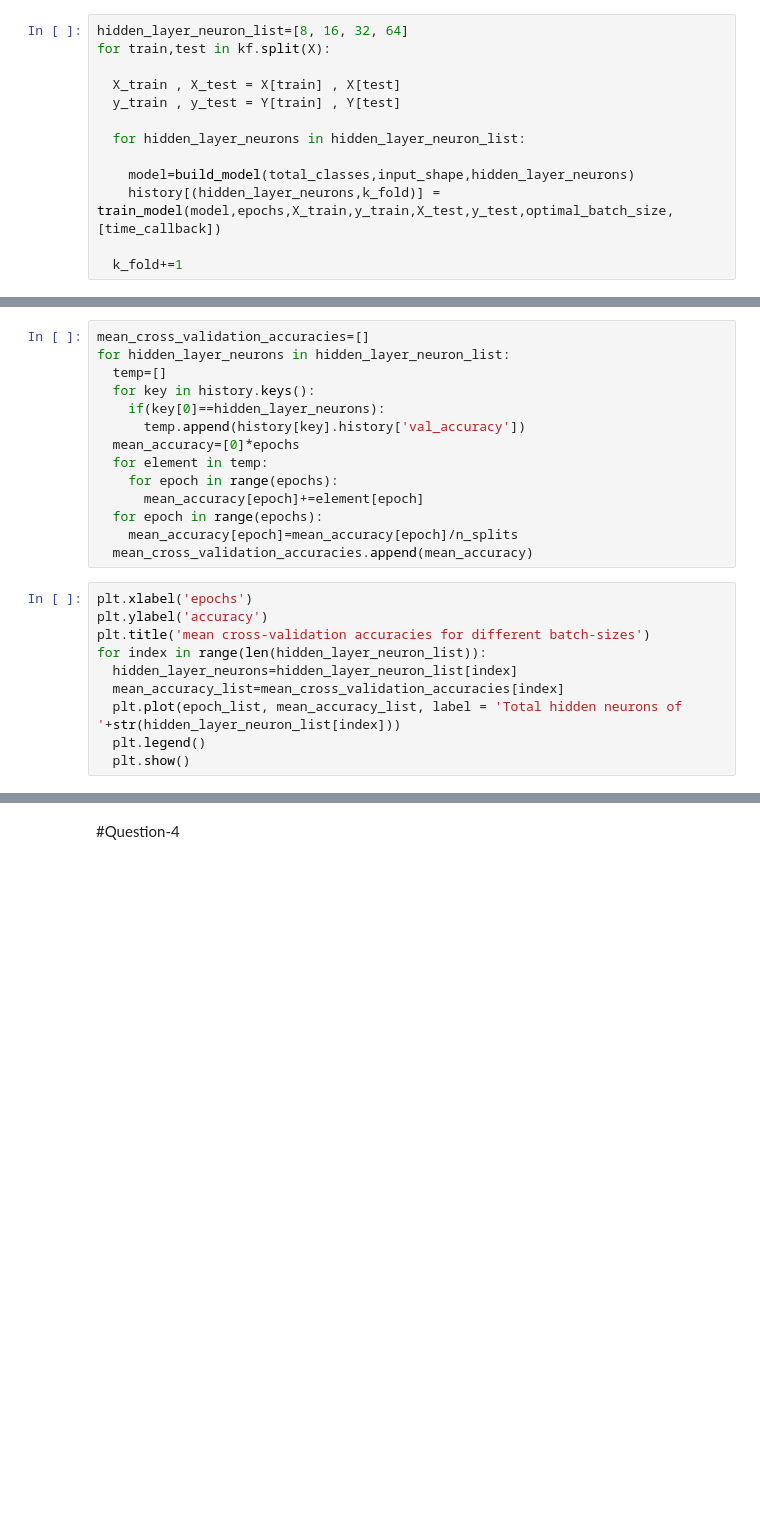
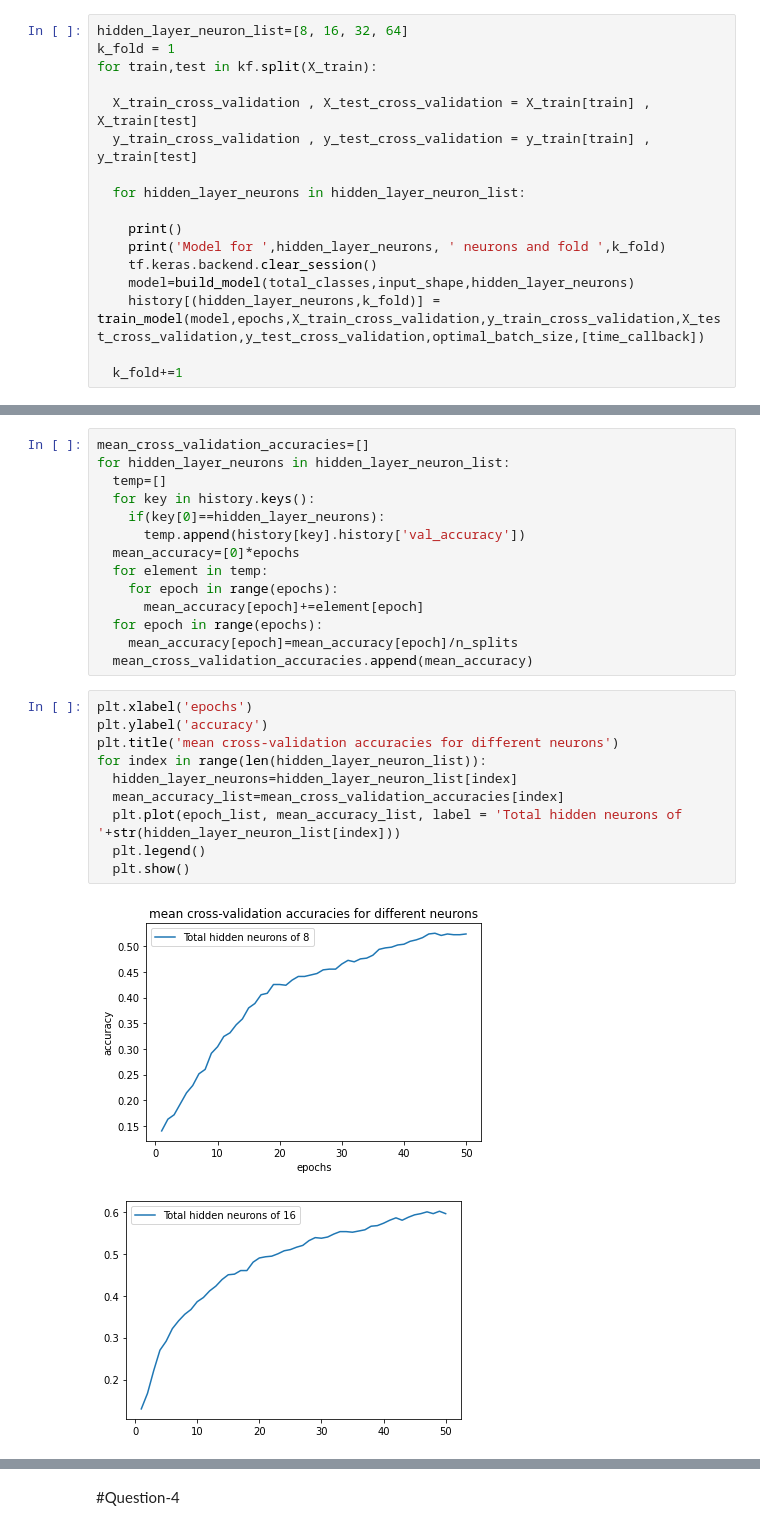
Before and after one commit to kirath2205/Neural-Network-Assignment-1, a Jupyter notebook: start_1a.ipynb, the cells around one changed output, grey strips where cells are left out. Saved outputs shown, nothing was run; the diff lists cells and outputs as text; blank space fills up the shorter version.

```diff
--- a/start_1a.ipynb
+++ b/start_1a.ipynb
@@ -237,14 +281,18 @@ plt.plot(epoch_list,test_accuracy,label='test accuracy')
 #Question 3
 # %%
 hidden_layer_neuron_list=[8, 16, 32, 64]
-for train,test in kf.split(X):
+k_fold = 1
+for train,test in kf.split(X_train):
 
-  X_train , X_test = X[train] , X[test]
-  y_train , y_test = Y[train] , Y[test]
+  X_train_cross_validation , X_test_cross_validation = X_train[train] , X_train[test]
+  y_train_cross_validation , y_test_cross_validation = y_train[train] , y_train[test]
 
   for hidden_layer_neurons in hidden_layer_neuron_list:
 
+    print()
+    print('Model for ',hidden_layer_neurons, ' neurons and fold ',k_fold)
+    tf.keras.backend.clear_session()
     model=build_model(total_classes,input_shape,hidden_layer_neurons)
-    history[(hidden_layer_neurons,k_fold)] = train_model(model,epochs,X_train,y_train,X_test,y_test,optimal_batch_size,[time_callback])
+    history[(hidden_layer_neurons,k_fold)] = train_model(model,epochs,X_train_cross_validation,y_train_cross_validation,X_test_cross_validation,y_test_cross_validation,optimal_batch_size,[time_callback])
 
   k_fold+=1
@@ -265,10 +333,13 @@ for hidden_layer_neurons in hidden_layer_neuron_list:
 # %%
 plt.xlabel('epochs')
 plt.ylabel('accuracy')
-plt.title('mean cross-validation accuracies for different batch-sizes')
+plt.title('mean cross-validation accuracies for different neurons')
 for index in range(len(hidden_layer_neuron_list)):
   hidden_layer_neurons=hidden_layer_neuron_list[index]
   mean_accuracy_list=mean_cross_validation_accuracies[index]
   plt.plot(epoch_list, mean_accuracy_list, label = 'Total hidden neurons of '+str(hidden_layer_neuron_list[index]))
   plt.legend()
   plt.show()
+# %% [output]
+[figure, added]
+[figure, added]
```
Also changed, not shown: parts of 19 cells of this notebook.
